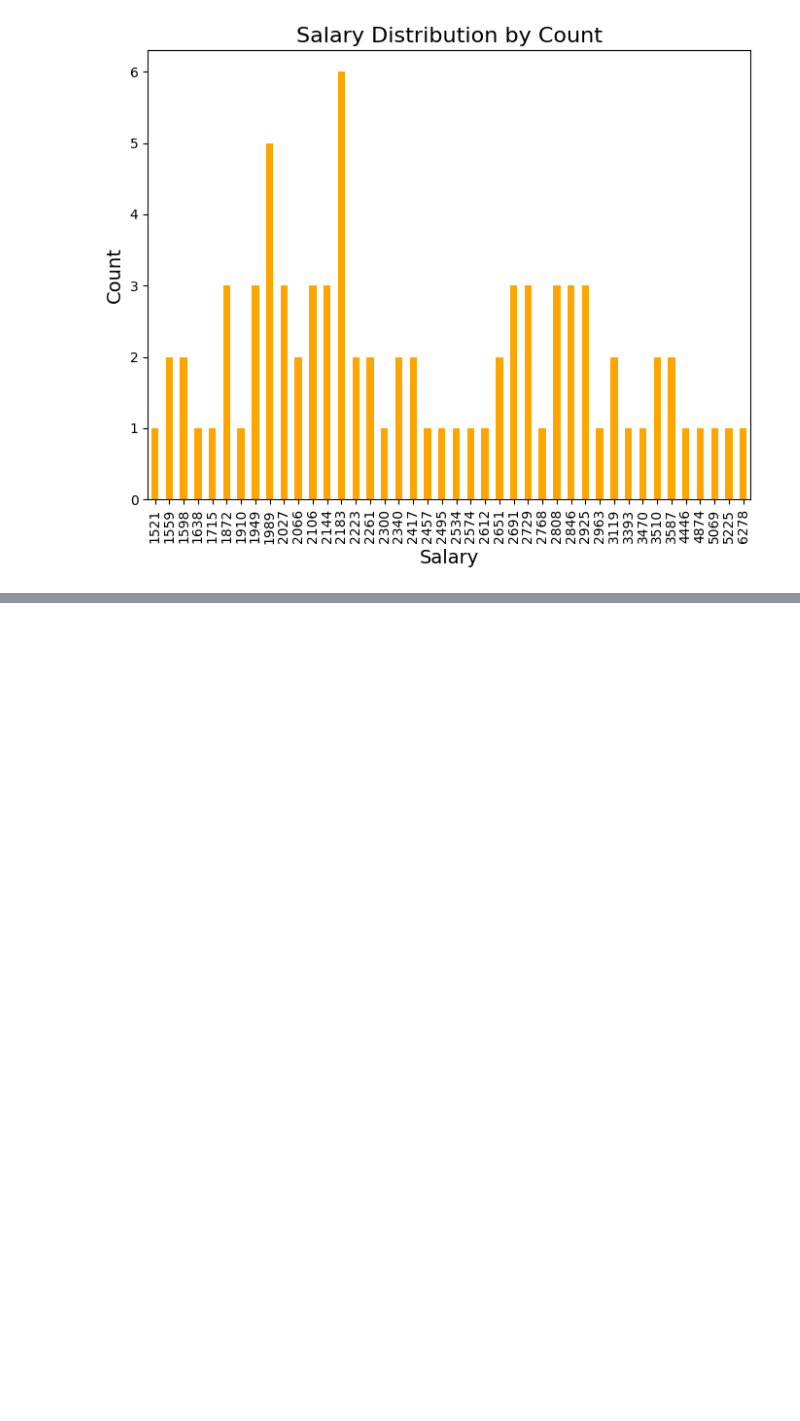
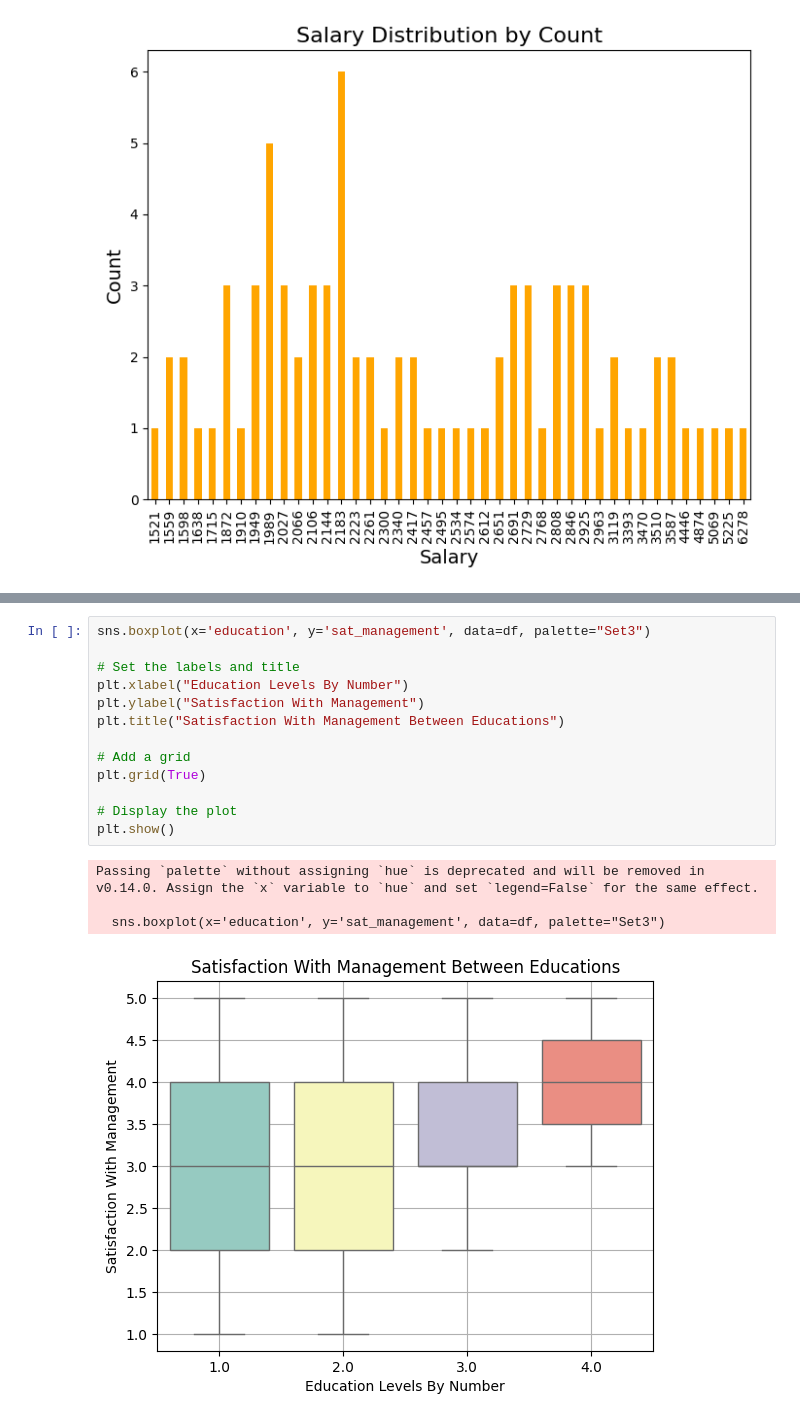
Before and after one commit to YSPLS/Tiedonk-sittely-pythonilla, a Jupyter notebook: code/project.ipynb, the cells around one changed output, grey strips where cells are left out. Cells and saved outputs as stored; diff of their text form; blank space fills up the shorter version.

```diff
--- a/code/project.ipynb
+++ b/code/project.ipynb
@@ -358,0 +379,18 @@ TypeError: text() missing 1 required positional argument: 's'
+# %%
+sns.boxplot(x='education', y='sat_management', data=df, palette="Set3")
+
+# Set the labels and title
+plt.xlabel("Education Levels By Number")
+plt.ylabel("Satisfaction With Management")
+plt.title("Satisfaction With Management Between Educations")
+
+# Add a grid
+plt.grid(True)
+
+# Display the plot
+plt.show()
+# %% [output]
+Passing `palette` without assigning `hue` is deprecated and will be removed in v0.14.0. Assign the `x` variable to `hue` and set `legend=False` for the same effect.
+
+  sns.boxplot(x='education', y='sat_management', data=df, palette="Set3")
+[figure, added]
```
Also changed, not shown: parts of 1 cell of this notebook.
